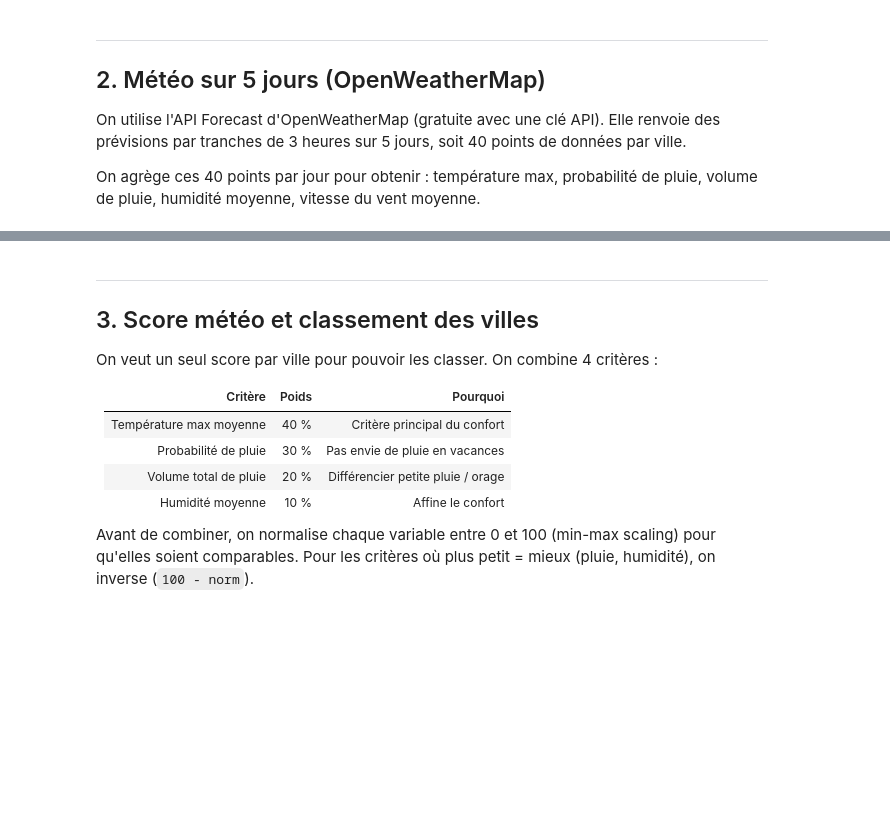
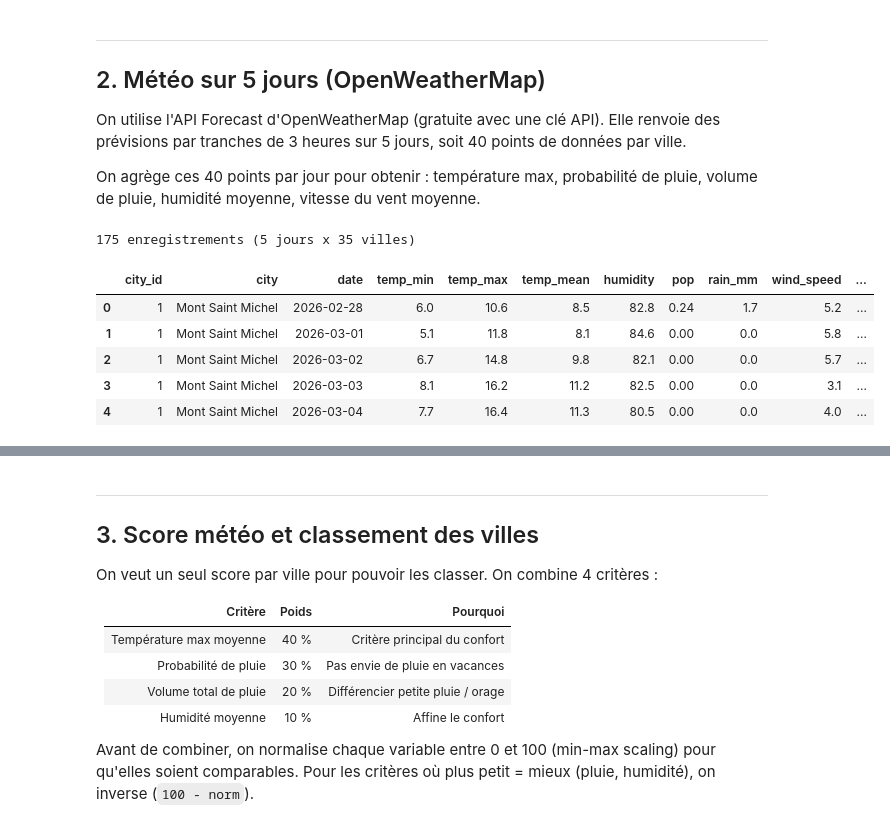
Before and after one commit to aymericlahonde-dotcom/cdsd-b1-kayak, a Jupyter notebook: notebooks/01_Data_Collection_Pipeline.ipynb, the cells around one changed output, grey strips where cells are left out. Saved outputs shown, nothing was run; the diff lists cells and outputs as text; code cells hidden in the pictures; blank space fills up the shorter version.

Commit message:
Notebooks executes avec sorties (preuve S3/RDS), dossier projet, README consolide, PPT bucket aligne

```diff
--- a/notebooks/01_Data_Collection_Pipeline.ipynb
+++ b/notebooks/01_Data_Collection_Pipeline.ipynb
@@ -86,0 +106,6 @@ print(len(CITIES), "villes à traiter")
+# %%
+# False = on recharge les CSV existants (reproductible, rapide).
+# True  = on relance toute la collecte live (long + dépend des APIs / de Booking).
+RUN_LIVE_COLLECTION = False
+
+print("Mode collecte live :", RUN_LIVE_COLLECTION)
@@ -121,14 +153,16 @@ get_coordinates("Paris")
 # %%
-# Boucle sur les 35 villes (avec pause de 1s pour Nominatim)
-coords_list = []
-for city in tqdm(CITIES, desc="Géolocalisation"):
-    result = get_coordinates(city)
-    if result:
-        coords_list.append(result)
-    time.sleep(1)
-
-df_coords = pd.DataFrame(coords_list)
-df_coords["city_id"] = range(1, len(df_coords) + 1)
+if RUN_LIVE_COLLECTION:
+    coords_list = []
+    for city in tqdm(CITIES, desc="Géolocalisation"):
+        result = get_coordinates(city)
+        if result:
+            coords_list.append(result)
+        time.sleep(1)  # Nominatim : 1 req/sec
+    df_coords = pd.DataFrame(coords_list)
+    df_coords["city_id"] = range(1, len(df_coords) + 1)
+    df_coords.to_csv("../data/cities_coords.csv", index=False)
+else:
+    df_coords = pd.read_csv("../data/cities_coords.csv")
 
 print(len(df_coords), "villes géolocalisées")
 df_coords.head()
@@ -194,16 +247,27 @@ def get_weather_forecast(lat, lon, city_id, city_name):
         print(f"Erreur météo {city_name} : {e}")
         return []
 # %%
-# Collecte sur les 35 villes
-all_weather = []
-for _, row in tqdm(df_coords.iterrows(), total=len(df_coords), desc="Météo"):
-    records = get_weather_forecast(row["lat"], row["lon"], row["city_id"], row["city"])
-    all_weather.extend(records)
-    time.sleep(0.3)  # Petite pause pour éviter le rate-limit OWM
+if RUN_LIVE_COLLECTION:
+    all_weather = []
+    for _, row in tqdm(df_coords.iterrows(), total=len(df_coords), desc="Météo"):
+        records = get_weather_forecast(row["lat"], row["lon"], row["city_id"], row["city"])
+        all_weather.extend(records)
+        time.sleep(0.3)  # petite pause anti rate-limit OWM
+    df_weather = pd.DataFrame(all_weather)
+    df_weather.to_csv("../data/weather_daily_detail.csv", index=False)
+else:
+    df_weather = pd.read_csv("../data/weather_daily_detail.csv")
 
-df_weather = pd.DataFrame(all_weather)
 print(len(df_weather), "enregistrements (5 jours x 35 villes)")
 df_weather.head()
+# %% [output]
+175 enregistrements (5 jours x 35 villes)
+|  | city_id | city | date | temp_min | temp_max | temp_mean | humidity | pop | rain_mm | wind_speed | ... |
+| 0 | 1 | Mont Saint Michel | 2026-02-28 | 6.0 | 10.6 | 8.5 | 82.8 | 0.24 | 1.7 | 5.2 | ... |
+| 1 | 1 | Mont Saint Michel | 2026-03-01 | 5.1 | 11.8 | 8.1 | 84.6 | 0.00 | 0.0 | 5.8 | ... |
+| 2 | 1 | Mont Saint Michel | 2026-03-02 | 6.7 | 14.8 | 9.8 | 82.1 | 0.00 | 0.0 | 5.7 | ... |
+| 3 | 1 | Mont Saint Michel | 2026-03-03 | 8.1 | 16.2 | 11.2 | 82.5 | 0.00 | 0.0 | 3.1 | ... |
+| 4 | 1 | Mont Saint Michel | 2026-03-04 | 7.7 | 16.4 | 11.3 | 80.5 | 0.00 | 0.0 | 4.0 | ... |
 # %%
 # Vérif : on doit avoir 5 jours pour chaque ville
 df_weather.groupby("city")["date"].count().describe()
```
Also changed, not shown: parts of 23 cells of this notebook, 8 other files.
